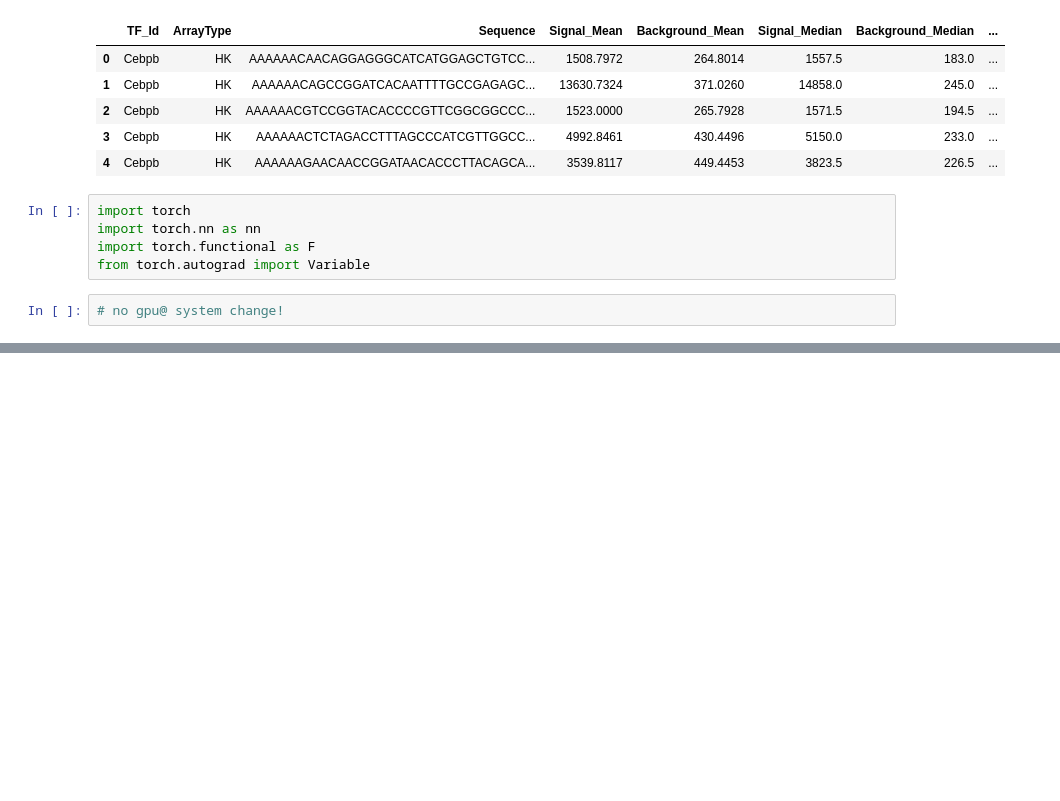
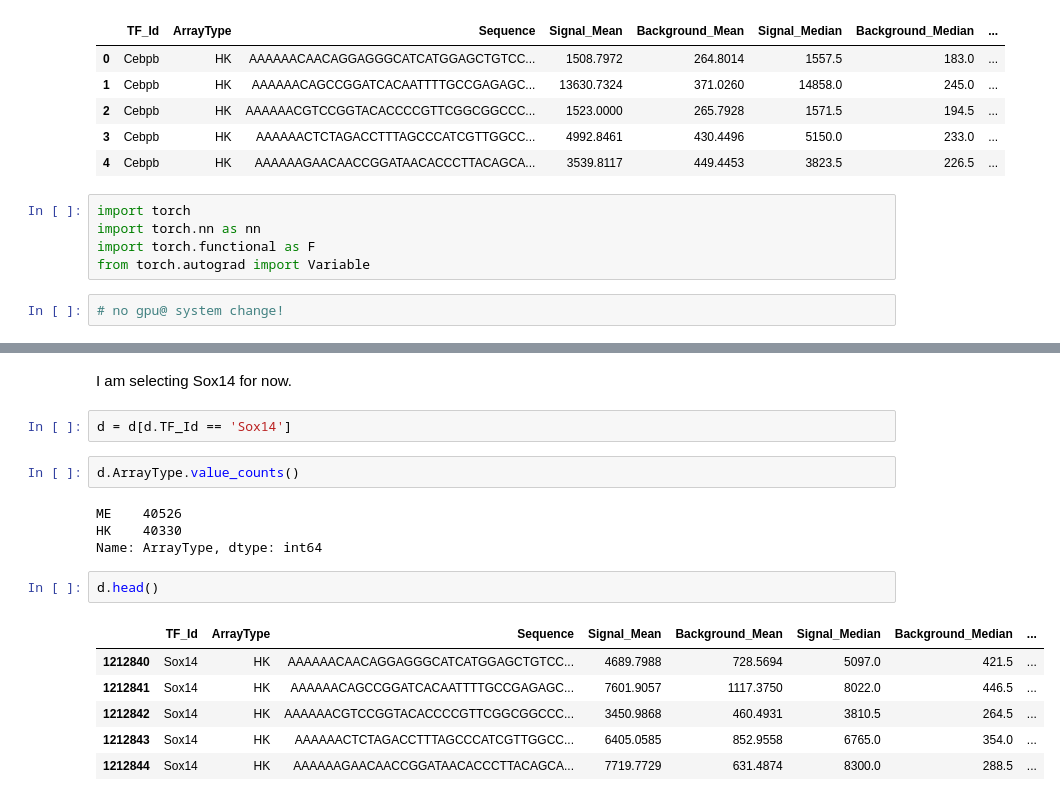
Before and after one commit to Sandeep42/notebooks, a Jupyter notebook: protein_binding_genomics/3.sequential_model.ipynb, the cells around one changed output, grey strips where cells are left out. Drawn from its saved outputs; the diff is of its cells as text; blank space fills up the shorter version.

```diff
--- a/protein_binding_genomics/3.sequential_model.ipynb
+++ b/protein_binding_genomics/3.sequential_model.ipynb
@@ -30,0 +55,19 @@ from torch.autograd import Variable
+# %% [markdown]
+I am selecting Sox14 for now.
+# %%
+d = d[d.TF_Id == 'Sox14']
+# %%
+d.ArrayType.value_counts()
+# %% [output]
+ME    40526
+HK    40330
+Name: ArrayType, dtype: int64
+# %%
+d.head()
+# %% [output]
+|  | TF_Id | ArrayType | Sequence | Signal_Mean | Background_Mean | Signal_Median | Background_Median | ... |
+| 1212840 | Sox14 | HK | AAAAAACAACAGGAGGGCATCATGGAGCTGTCC... | 4689.7988 | 728.5694 | 5097.0 | 421.5 | ... |
+| 1212841 | Sox14 | HK | AAAAAACAGCCGGATCACAATTTTGCCGAGAGC... | 7601.9057 | 1117.3750 | 8022.0 | 446.5 | ... |
+| 1212842 | Sox14 | HK | AAAAAACGTCCGGTACACCCCGTTCGGCGGCCC... | 3450.9868 | 460.4931 | 3810.5 | 264.5 | ... |
+| 1212843 | Sox14 | HK | AAAAAACTCTAGACCTTTAGCCCATCGTTGGCC... | 6405.0585 | 852.9558 | 6765.0 | 354.0 | ... |
+| 1212844 | Sox14 | HK | AAAAAAGAACAACCGGATAACACCCTTACAGCA... | 7719.7729 | 631.4874 | 8300.0 | 288.5 | ... |
```
Also changed, not shown: parts of 36 cells of this notebook.
